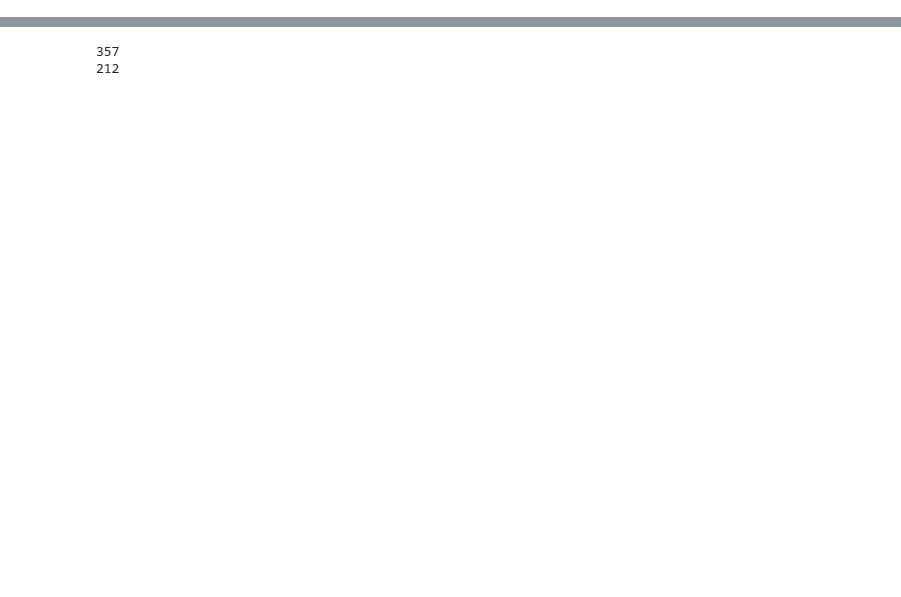
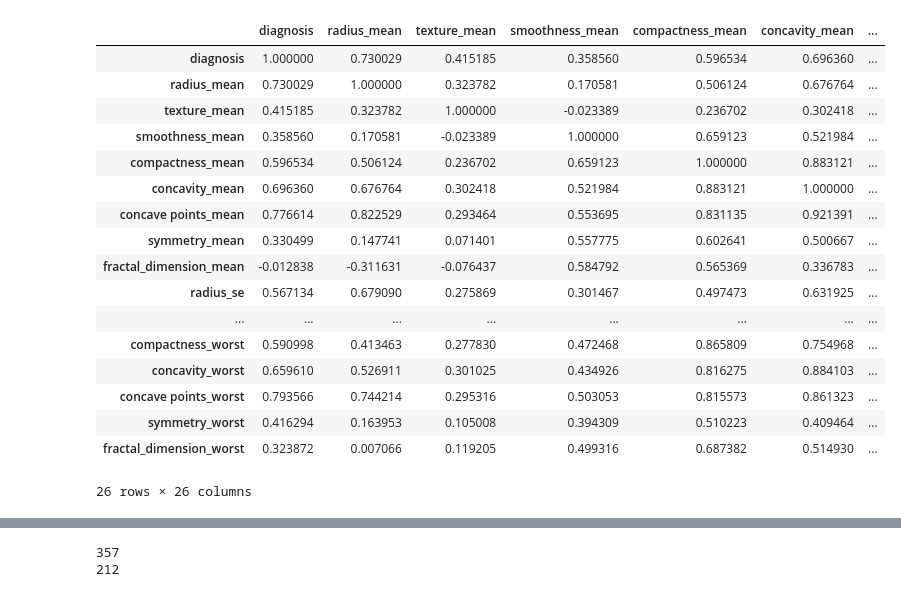
Before and after one commit to annakallen/Data-mining-project-INSA, a Jupyter notebook: cancer.ipynb, the cells around one changed output, grey strips where cells are left out. Saved outputs shown, nothing was run; the diff lists cells and outputs as text; code cells hidden in the pictures; blank space fills up the shorter version.

```diff
--- a/cancer.ipynb
+++ b/cancer.ipynb
@@ -65,0 +45,22 @@ data.corr()
+# %%
+data = data.drop(columns = {'perimeter_mean', 'area_mean', 'radius_worst', 'perimeter_worst', 'area_worst'})
+data.corr()
+# %% [output]
+|  | diagnosis | radius_mean | texture_mean | smoothness_mean | compactness_mean | concavity_mean | ... |
+| diagnosis | 1.000000 | 0.730029 | 0.415185 | 0.358560 | 0.596534 | 0.696360 | ... |
+| radius_mean | 0.730029 | 1.000000 | 0.323782 | 0.170581 | 0.506124 | 0.676764 | ... |
+| texture_mean | 0.415185 | 0.323782 | 1.000000 | -0.023389 | 0.236702 | 0.302418 | ... |
+| smoothness_mean | 0.358560 | 0.170581 | -0.023389 | 1.000000 | 0.659123 | 0.521984 | ... |
+| compactness_mean | 0.596534 | 0.506124 | 0.236702 | 0.659123 | 1.000000 | 0.883121 | ... |
+| concavity_mean | 0.696360 | 0.676764 | 0.302418 | 0.521984 | 0.883121 | 1.000000 | ... |
+| concave points_mean | 0.776614 | 0.822529 | 0.293464 | 0.553695 | 0.831135 | 0.921391 | ... |
+| symmetry_mean | 0.330499 | 0.147741 | 0.071401 | 0.557775 | 0.602641 | 0.500667 | ... |
+| fractal_dimension_mean | -0.012838 | -0.311631 | -0.076437 | 0.584792 | 0.565369 | 0.336783 | ... |
+| radius_se | 0.567134 | 0.679090 | 0.275869 | 0.301467 | 0.497473 | 0.631925 | ... |
+| ... | ... | ... | ... | ... | ... | ... | ... |
+| compactness_worst | 0.590998 | 0.413463 | 0.277830 | 0.472468 | 0.865809 | 0.754968 | ... |
+| concavity_worst | 0.659610 | 0.526911 | 0.301025 | 0.434926 | 0.816275 | 0.884103 | ... |
+| concave points_worst | 0.793566 | 0.744214 | 0.295316 | 0.503053 | 0.815573 | 0.861323 | ... |
+| symmetry_worst | 0.416294 | 0.163953 | 0.105008 | 0.394309 | 0.510223 | 0.409464 | ... |
+| fractal_dimension_worst | 0.323872 | 0.007066 | 0.119205 | 0.499316 | 0.687382 | 0.514930 | ... |
+26 rows × 26 columns
```
Also changed, not shown: parts of 16 cells of this notebook.
